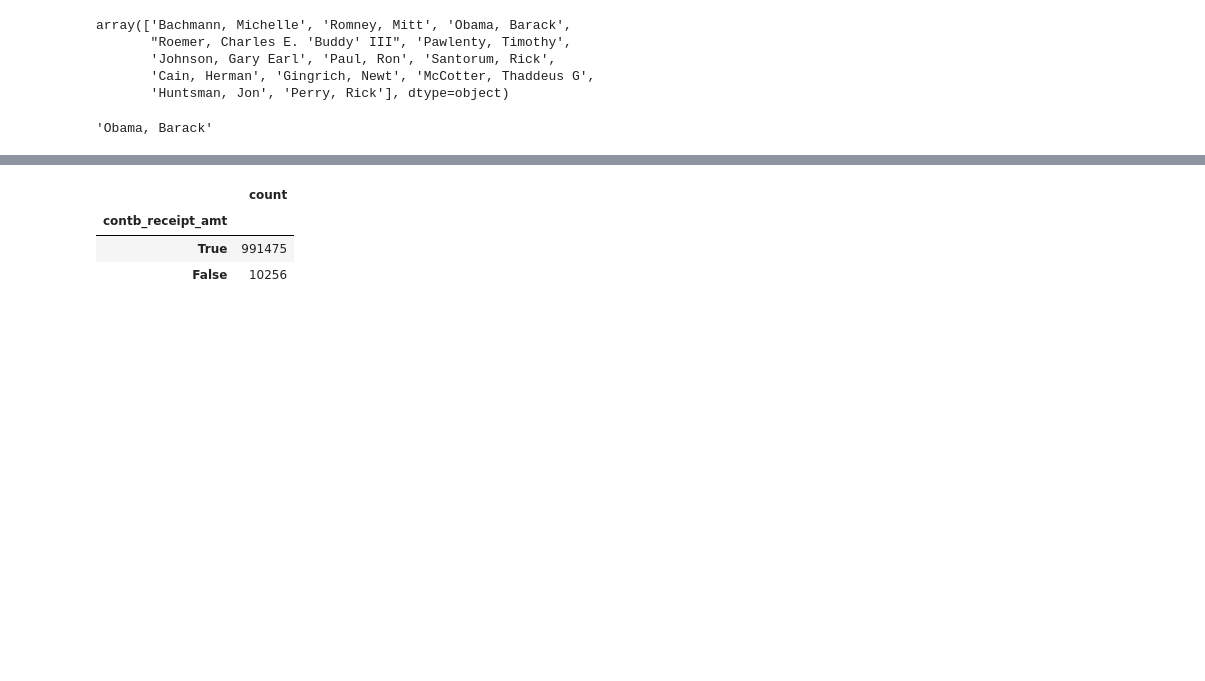
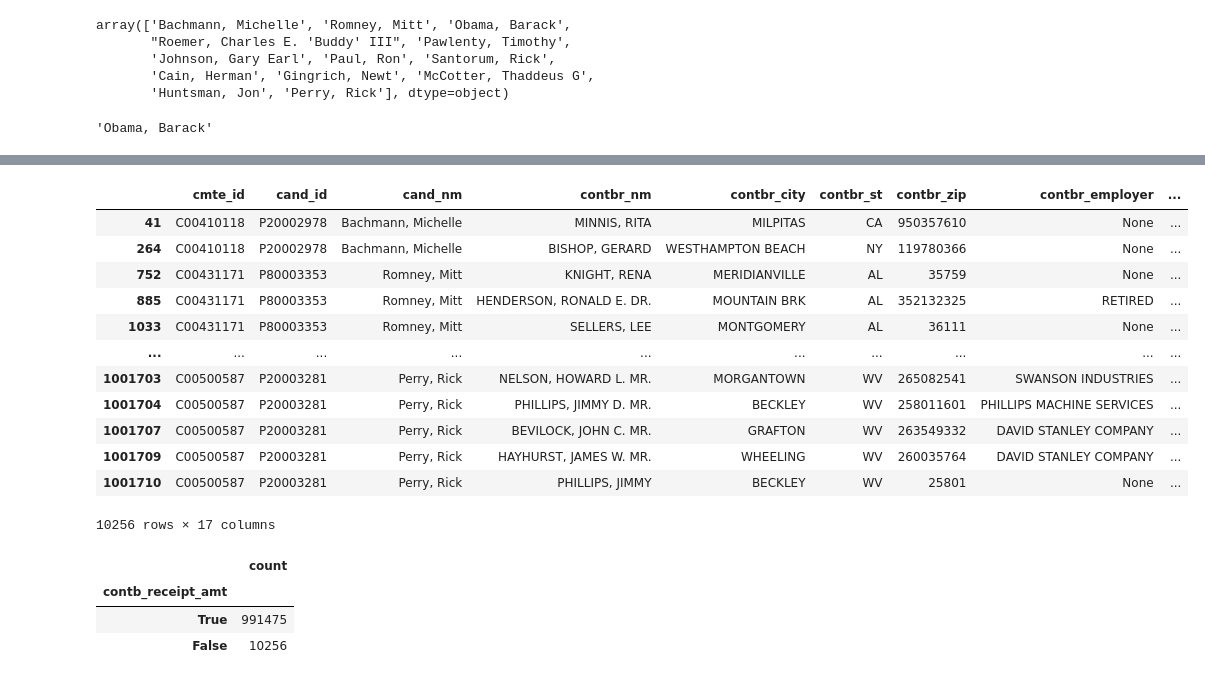
Before and after one commit to ancestor9/2026_Fall_Application-Deployment, a Jupyter notebook: 20261106/ch13_5_2012_Federal_Election_Commission_Database.ipynb, the cells around one changed output, grey strips where cells are left out. Cells and saved outputs as stored; diff of their text form; code cells hidden in the pictures; blank space fills up the shorter version.

```diff
--- a/20261106/ch13_5_2012_Federal_Election_Commission_Database.ipynb
+++ b/20261106/ch13_5_2012_Federal_Election_Commission_Database.ipynb
@@ -192,3 +210,19 @@ dtype: int64
+# %%
+fec[fec["contb_receipt_amt"] <= 0]
+# %% [output]
+|  | cmte_id | cand_id | cand_nm | contbr_nm | contbr_city | contbr_st | contbr_zip | contbr_employer | ... |
+| 41 | C00410118 | P20002978 | Bachmann, Michelle | MINNIS, RITA | MILPITAS | CA | 950357610 | None | ... |
+| 264 | C00410118 | P20002978 | Bachmann, Michelle | BISHOP, GERARD | WESTHAMPTON BEACH | NY | 119780366 | None | ... |
+| 752 | C00431171 | P80003353 | Romney, Mitt | KNIGHT, RENA | MERIDIANVILLE | AL | 35759 | None | ... |
+| 885 | C00431171 | P80003353 | Romney, Mitt | HENDERSON, RONALD E. DR. | MOUNTAIN BRK | AL | 352132325 | RETIRED | ... |
+| 1033 | C00431171 | P80003353 | Romney, Mitt | SELLERS, LEE | MONTGOMERY | AL | 36111 | None | ... |
+| ... | ... | ... | ... | ... | ... | ... | ... | ... | ... |
+| 1001703 | C00500587 | P20003281 | Perry, Rick | NELSON, HOWARD L. MR. | MORGANTOWN | WV | 265082541 | SWANSON INDUSTRIES | ... |
+| 1001704 | C00500587 | P20003281 | Perry, Rick | PHILLIPS, JIMMY D. MR. | BECKLEY | WV | 258011601 | PHILLIPS MACHINE SERVICES | ... |
+| 1001707 | C00500587 | P20003281 | Perry, Rick | BEVILOCK, JOHN C. MR. | GRAFTON | WV | 263549332 | DAVID STANLEY COMPANY | ... |
+| 1001709 | C00500587 | P20003281 | Perry, Rick | HAYHURST, JAMES W. MR. | WHEELING | WV | 260035764 | DAVID STANLEY COMPANY | ... |
+| 1001710 | C00500587 | P20003281 | Perry, Rick | PHILLIPS, JIMMY | BECKLEY | WV | 25801 | None | ... |
+10256 rows × 17 columns
 # %%
 (fec["contb_receipt_amt"] > 0).value_counts()
 # %% [output]
```
Also changed, not shown: parts of 13 cells of this notebook.
